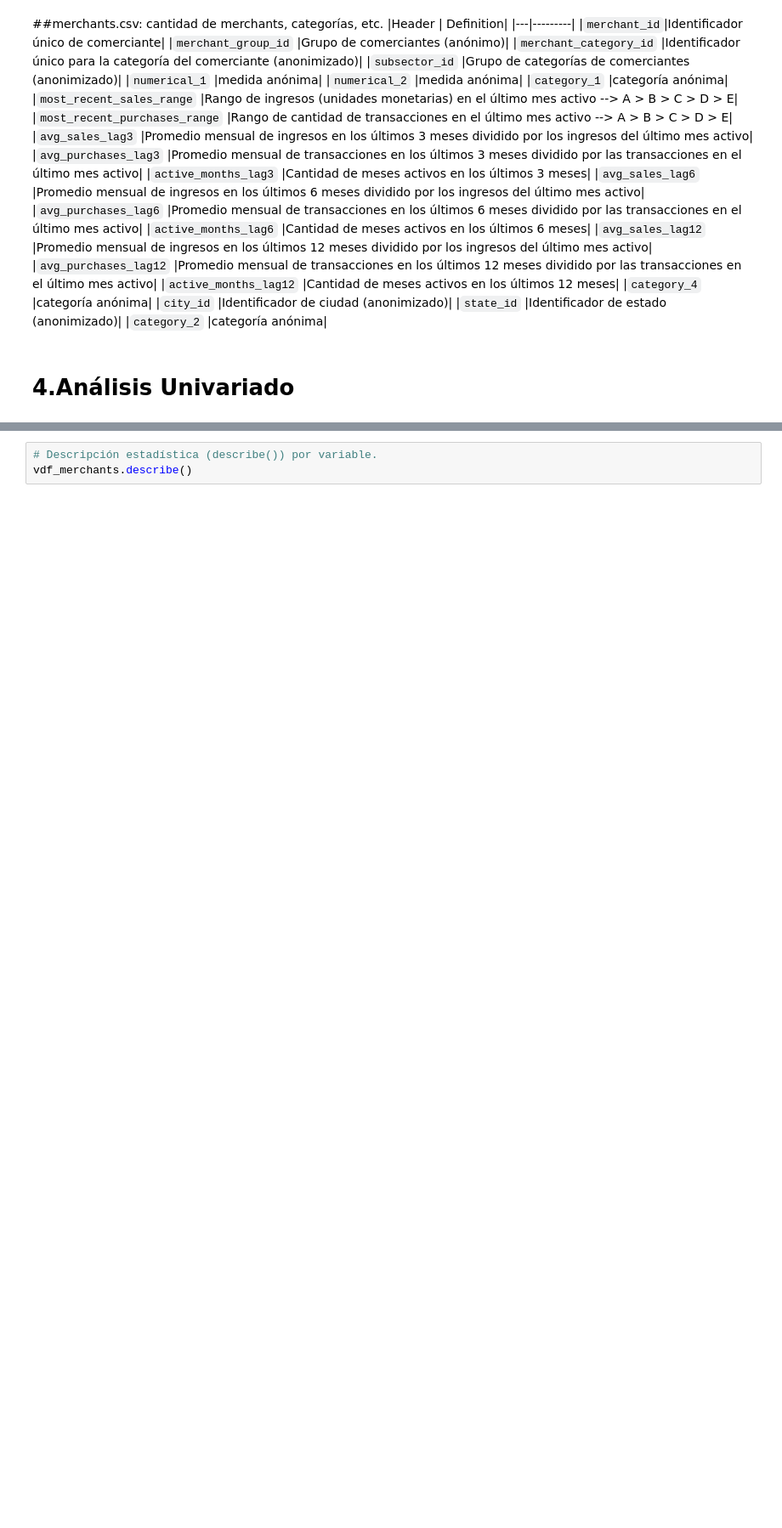
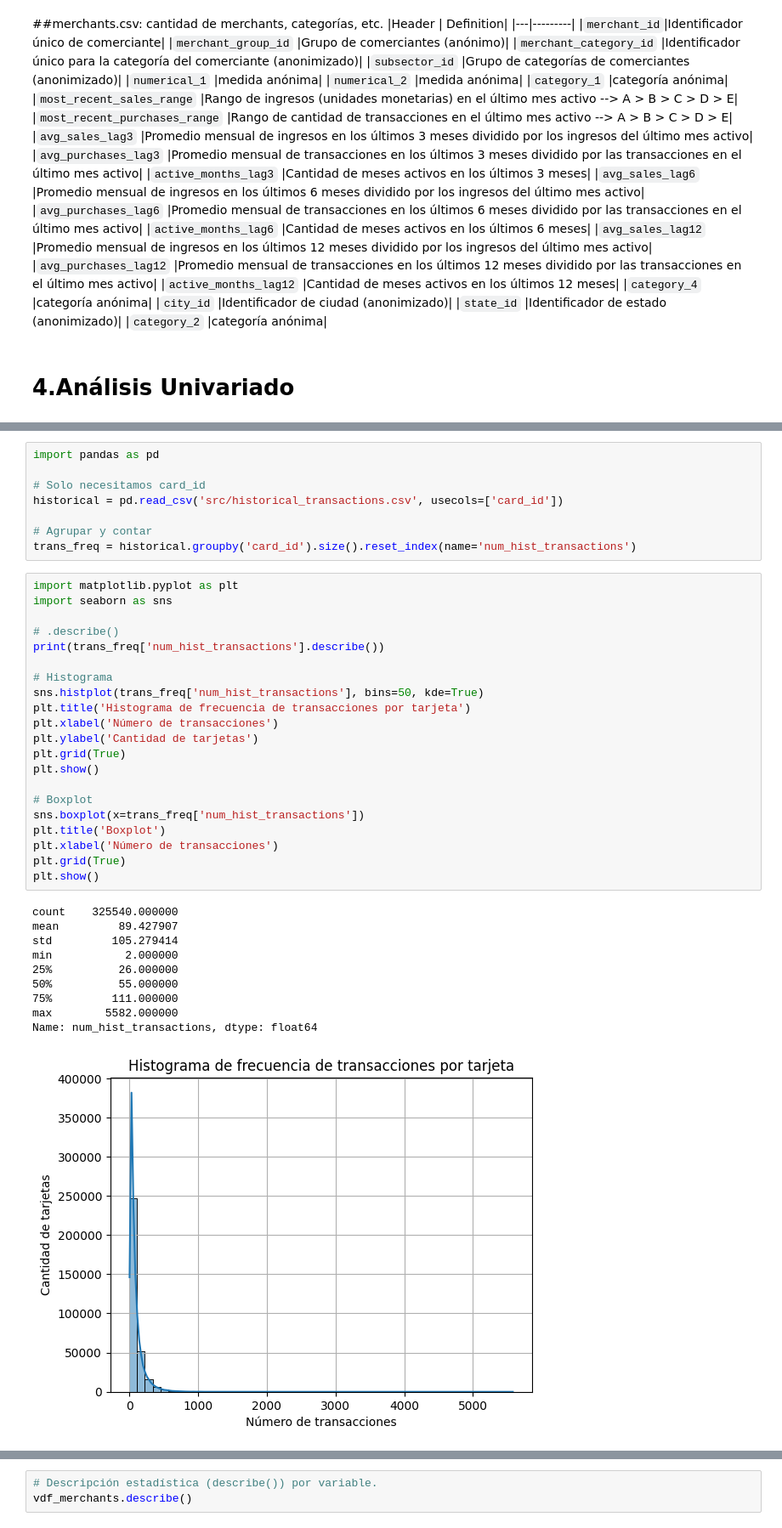
Before and after one commit to paulsantillan787/elo-data-mining, a Jupyter notebook: Comprension_de_datos_v1.ipynb, the cells around one changed output, grey strips where cells are left out. Shown at 85% size. Cells and saved outputs as stored; diff of their text form; blank space fills up the shorter version.

```diff
--- a/Comprension_de_datos_v1.ipynb
+++ b/Comprension_de_datos_v1.ipynb
@@ -227,0 +229,40 @@ vdf_merchants.head()
+# %%
+import pandas as pd
+
+# Solo necesitamos card_id
+historical = pd.read_csv('src/historical_transactions.csv', usecols=['card_id'])
+
+# Agrupar y contar
+trans_freq = historical.groupby('card_id').size().reset_index(name='num_hist_transactions')
+# %%
+import matplotlib.pyplot as plt
+import seaborn as sns
+
+# .describe()
+print(trans_freq['num_hist_transactions'].describe())
+
+# Histograma
+sns.histplot(trans_freq['num_hist_transactions'], bins=50, kde=True)
+plt.title('Histograma de frecuencia de transacciones por tarjeta')
+plt.xlabel('Número de transacciones')
+plt.ylabel('Cantidad de tarjetas')
+plt.grid(True)
+plt.show()
+
+# Boxplot
+sns.boxplot(x=trans_freq['num_hist_transactions'])
+plt.title('Boxplot')
+plt.xlabel('Número de transacciones')
+plt.grid(True)
+plt.show()
+# %% [output]
+count    325540.000000
+mean         89.427907
+std         105.279414
+min           2.000000
+25%          26.000000
+50%          55.000000
+75%         111.000000
+max        5582.000000
+Name: num_hist_transactions, dtype: float64
+[figure, added]
```
Also changed, not shown: parts of 51 cells of this notebook.
